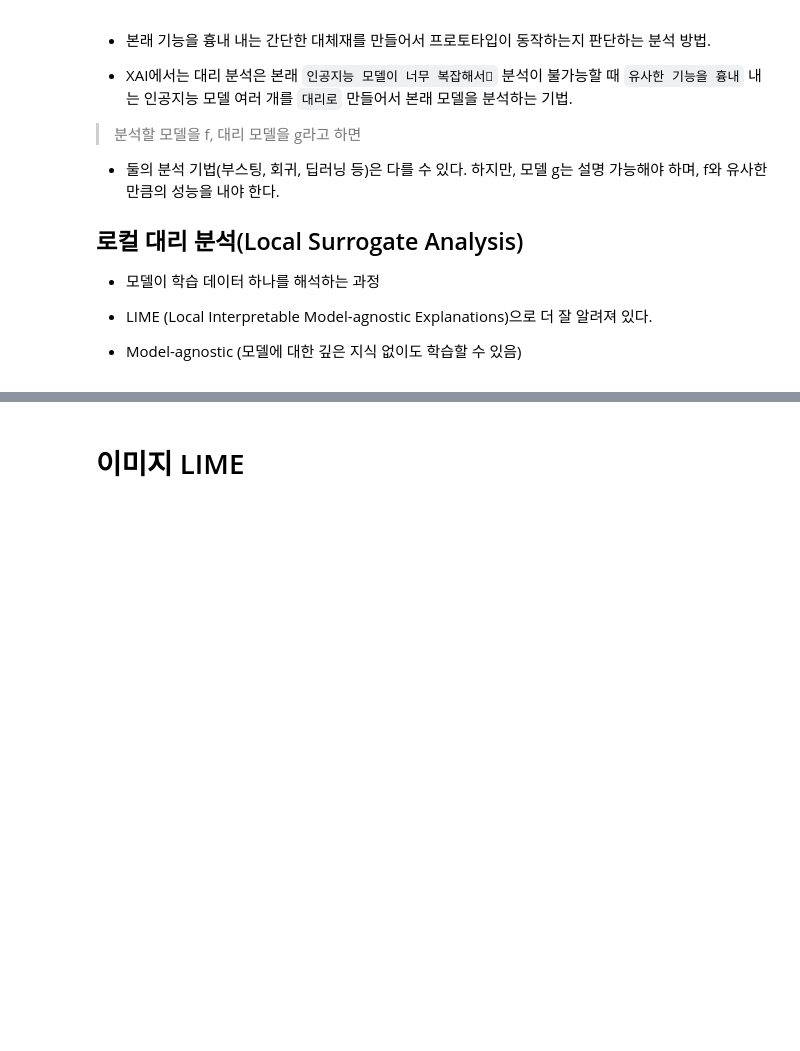
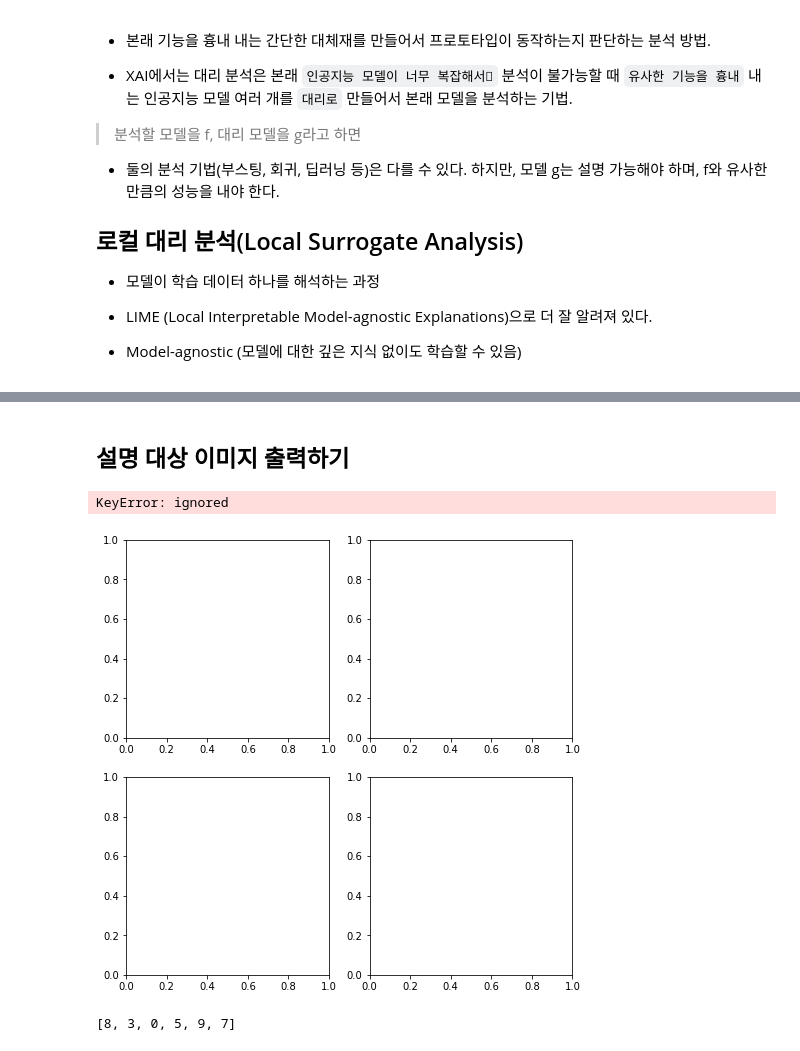
Before and after one commit to Pythonash/Projects, a Jupyter notebook: XAI_with_Titanic.ipynb, the cells around one changed output, grey strips where cells are left out. Saved outputs shown, nothing was run; the diff lists cells and outputs as text; code cells hidden in the pictures; blank space fills up the shorter version.

Commit message:
Image LIme add

```diff
--- a/XAI_with_Titanic.ipynb
+++ b/XAI_with_Titanic.ipynb
@@ -312,0 +331,18 @@ fig, axes = pdp.pdp_interact_plot(
+# %%
+explainer = lime_image.LimeImageExplainer()
+
+seg = SegmentationAlgorithm('slic',
+                            n_segments=100, # 이미지 분할 조각 개수
+                            compactness=1, # 분할한 이미지 조각으로부터 유사한 파트를 합치는 함수.
+                                           # 숫자는 로그스케일이고, 숫자가 클수록 합쳐지는 비율이 높다.
+                                           # 일반적으로 0.01, 0.1, 1, 10, 100을 권장한다.
+                            sigma = 1)     # 분할한 이미지를 부드럽게 깎아주는 정도(스무딩).
+                                           # 0은 스무딩 없음, 1은 스무딩 최대
+# %%
+%%time
+# 실행시간 표시해줌
+exp = explainer.explain_instance(img_x_test[0], # 샘플이미지 입력
+                                 classifier_fn = image_model, # 설명 모델 입력
+                                 top_labels =6, # 모델이 예측한 1등부터 6등까지의 분류 값을 분석
+                                 num_samples=1000, # 결정 경계를 결정하기 위해 샘플링하는 공간
+                                 segmentation_fn = seg)
@@ -313,2 +352,43 @@ fig, axes = pdp.pdp_interact_plot(
 # %% [markdown]
-# 이미지 LIME
+## 설명 대상 이미지 출력하기
+# %%
+%%time
+#===== 플랏팅하는거 참고용으로 알아두기 =====#
+#=================================================================================#
+
+#===== 서브 플랏 설정 =====#
+fig, ((ax1, ax2), (ax3, ax4)) = plt.subplots(2,2, figsize = (8,8))
+
+#===== 예측에 도움이 되는 부분만 사진에서 보여주게끔 출력하기 =====#
+temp, mask = exp.get_image_and_mask(4,
+                                    positive_only = True,
+                                    num_features =8,
+                                    hide_rest=False)
+ax1.imshow(label2rgb(mask, temp, bg_label = 0),
+           interpolation = 'nearest')
+ax1.set_title('Title of fig. 1 of axis 1.')
+
+
+#===== 모든 부분 출력하기 =====#
+temp, mask = exp.get_image_and_mask(4,
+                                    positive_only = False,
+                                    num_features=8,
+                                    hide_rest = False)
+ax2.imshow(label2rgb(4 - mask, temp, bg_label=0),
+           interpolation='nearest')
+ax2.set_title('Title of fig. 2 of axis 1.')
+
+#===== 이미지만 출력 =====#
+ax3.imshow(temp, interpolation='nearest')
+ax3.set_title('Title of fig. 3 of axis 2.')
+
+#===== 마스크만 출력 =====#
+ax4.imshow(mask, interpolation='nearest')
+ax4.set_title('Title of fig. 4 of axis 2.')
+# %% [output]
+KeyError: ignored
+[figure, added]
+# %%
+exp.top_labels
+# %% [output]
+[8, 3, 0, 5, 9, 7]
```
Also changed, not shown: parts of 5 cells of this notebook.
